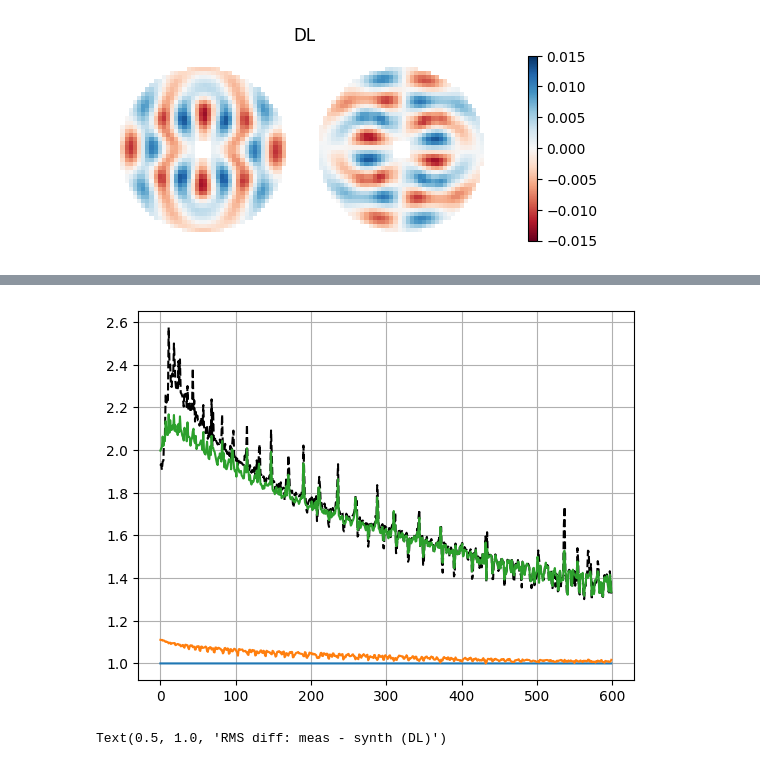
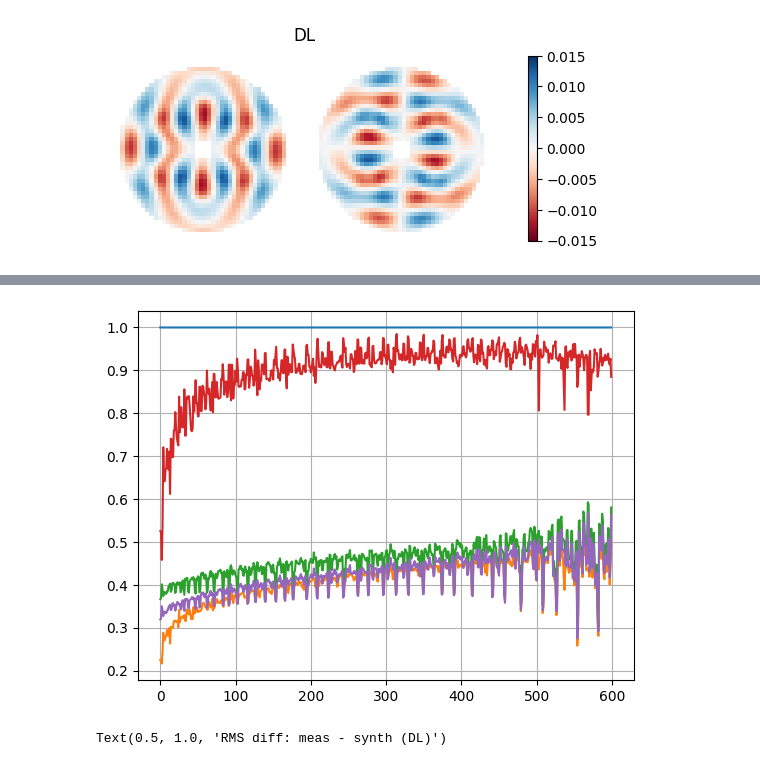
Before and after one commit to Menessao/SPECULA, a Jupyter notebook: config/ErrorBudget/LBTplots.ipynb, the cells around one changed output, grey strips where cells are left out. Drawn from its saved outputs; the diff is of its cells as text; code cells hidden in the pictures.

```diff
--- a/config/ErrorBudget/LBTplots.ipynb
+++ b/config/ErrorBudget/LBTplots.ipynb
@@ -378,8 +378,8 @@ array([[0., 0., 0., ..., 0., 0., 0.],
 # ifunc_inv_obj = IFuncInv(ifunc_inv=kl_inv_new,mask=lbtpup)
 # ifunc_inv_obj.save('/raid1/mmenessini/calibration/SOUL/KLv30dx/ifunc/asm_v30dx_ifunc_shift_inv.fits', overwrite=True)
 # %%
-rMod0 = fits.getdata('/raid1/mmenessini/calibration/SOUL/KLv30dx/im/pyr2.0_40x40_lbt_optsynim.fits')
-rMod0XL = fits.getdata('/raid1/mmenessini/calibration/SOUL/KLv30dx/im/pyr2.0_40x40_lbt_LargeAmp_synim.fits')
+rMod0 = fits.getdata('/raid1/mmenessini/calibration/SOUL/KLv30dx/im/pyr0.0_40x40_lbt_optsynim.fits')
+rMod0XL = fits.getdata('/raid1/mmenessini/calibration/SOUL/KLv30dx/im/pyr0.0_40x40_lbt_LargeAmp_synim.fits')
 
 idx = 3
 f2d = show2d_slopes(rMod0[:,idx],ppath='lbt_pupdata',title=f'Unmod synth slopes\nLow amp')
@@ -390,25 +390,25 @@ f2d = show2d_slopes(rMod0XL[:,idx],ppath='lbt_pupdata',title=f'Unmod synth slope
 # %%
-rMod0inf = fits.getdata('/raid1/mmenessini/calibration/SOUL/KLv30dx/im/pyr2.0_s1.0_synim_pcinf.fits')
-rMod0perf = fits.getdata('/raid1/mmenessini/calibration/SOUL/KLv30dx/im/pyr2.0_s1.0_synim_pcperf.fits')
-# rMod0infXS = fits.getdata('/raid1/mmenessini/calibration/SOUL/KLv30dx/im/pyr0.0_s1.0_synim_LowAmp_pcinf.fits')
+# rMod0inf = fits.getdata('/raid1/mmenessini/calibration/SOUL/KLv30dx/im/pyr0.0_s1.0_synim_pcinf.fits')
+rMod0perf = fits.getdata('/raid1/mmenessini/calibration/SOUL/KLv30dx/im/pyr0.0_s1.0_synim_LowAmp_pcperf.fits')
+rMod0inf = fits.getdata('/raid1/mmenessini/calibration/SOUL/KLv30dx/im/pyr0.0_s1.0_synim_LowAmp_pcinf.fits')
 
-rec = np.linalg.pinv(rMod0inf)
+rec = np.linalg.pinv(rMod0)
 
 og = np.diag(rec @ rMod0)
 oginf = np.diag(rec @ rMod0inf)
 ogperf = np.diag(rec @ rMod0perf)
 ogXL = np.diag(rec @ rMod0XL)
-# ogXS = np.diag(rec @ rMod0infXS)
+ogXS = np.diag(rec @ rMod0infXS)
 plt.figure()
 plt.plot(og)#,'--',c='k')
 plt.plot(oginf)
 plt.plot(ogperf)
 plt.plot(ogXL)
-# plt.plot(ogXS/oginf)#-oginf+1)
+plt.plot(ogXS)#-oginf+1)
 # plt.ylim([0,1])
 plt.grid()
 # %% [output]
-[figure, old version]
+[figure, new version]
 # %%
 aux = fits.getdata('/raid1/mmenessini/calibration/SOUL/KLv30dx/im/pyr3.0_40x40_lbt_optsynim.fits') #pyr3.0_40x40_shift_im.fits') #
 optsynim = aux.copy()
```
Also changed, not shown: parts of 3 cells of this notebook, 4 other files.
